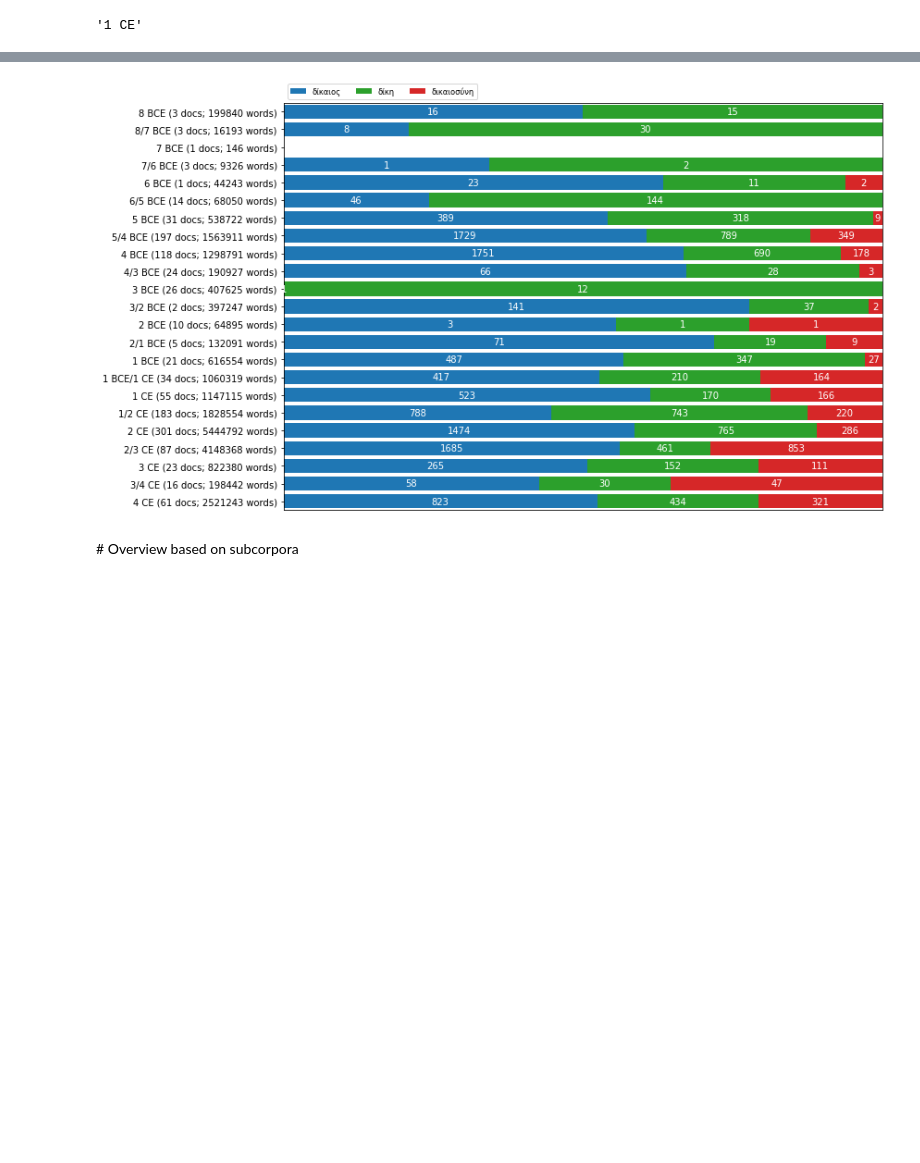
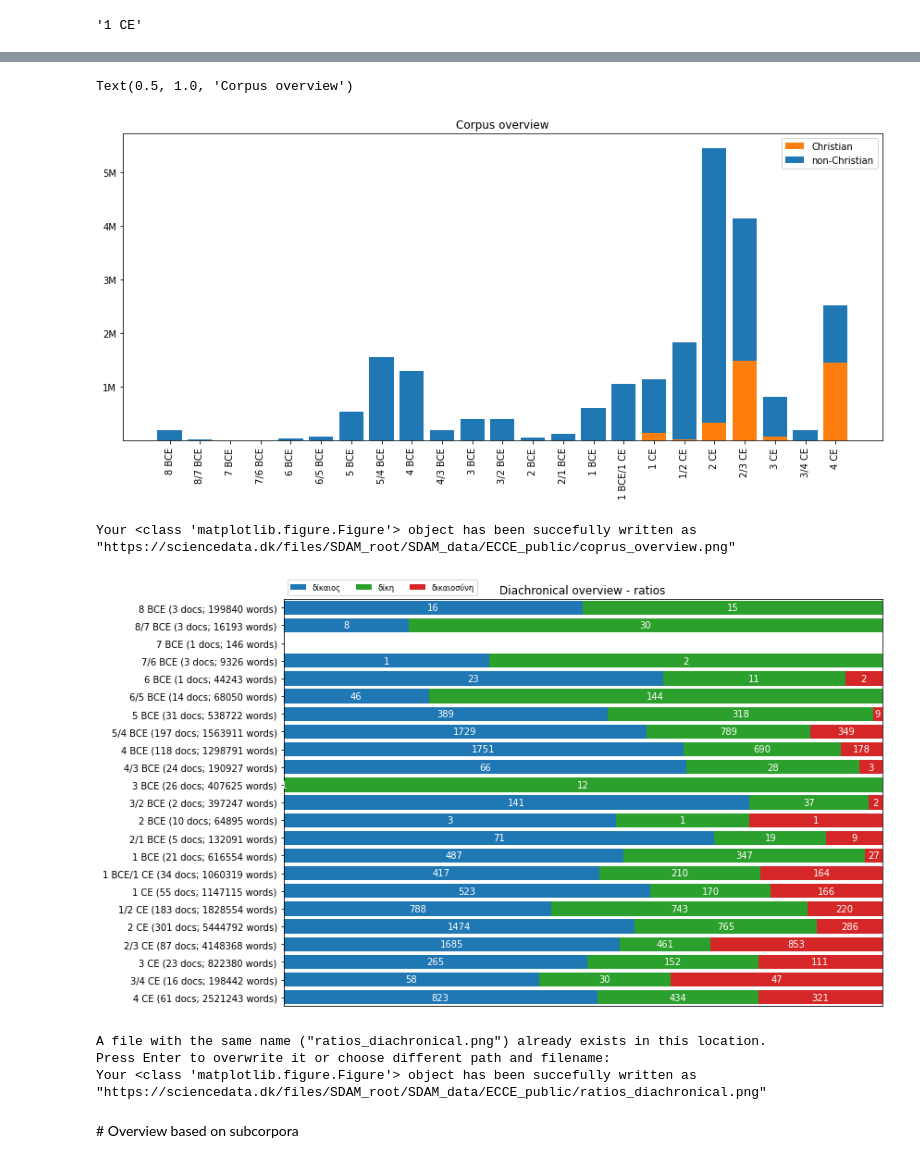
Before and after one commit to kasev/ECCE, a Jupyter notebook: scripts/DATA_OVERVIEW.ipynb, the cells around one changed output, grey strips where cells are left out. Saved outputs shown, nothing was run; the diff lists cells and outputs as text; code cells hidden in the pictures; blank space fills up the shorter version.

```diff
--- a/scripts/DATA_OVERVIEW.ipynb
+++ b/scripts/DATA_OVERVIEW.ipynb
@@ -206 +224,20 @@ subselections_df
+# %%
+fig, ax = plt.subplots(figsize=(12, 6), tight_layout=True)
+#subselections_df = subselections_df.iloc[::-1]
+ax.bar(subselections_df["date_string"], subselections_df["wordcount_christian"], color="tab:orange", label="Christian")
+ax.bar(subselections_df["date_string"], subselections_df["wordcount_pagan"], bottom=subselections_df["wordcount_christian"], label="non-Christian", color="tab:blue")
+
+
+ax.set_yticks(range(1000000,6000000, 1000000))
+ax.set_yticklabels(str(n) + "M" for n in range(1,6))
+ax.set_xticklabels(subselections_df["date_string"], rotation=90)
+ax.legend()
+plt.title("Corpus overview")
+# %% [output]
+Text(0.5, 1.0, 'Corpus overview')
+[figure, added]
+# %%
+sddk.write_file("SDAM_data/ECCE_public/corpus_overview.png", fig, conf)
+# %% [output]
+Your <class 'matplotlib.figure.Figure'> object has been succefully written as "https://sciencedata.dk/files/SDAM_root/SDAM_data/ECCE_public/coprus_overview.png"
 # %%
@@ -249,8 +287,14 @@ def plot_ratios(corpus_df, label_col):
   return fig
 # %%
-fig = plot_ratios(subselections_df, "date_string")
+fig = plot_ratios(subselections_df, "date_string", "Diachronical overview - ratios")
 # %% [output]
-[figure, old version]
+[figure, new version]
+# %%
+sddk.write_file("SDAM_data/ECCE_public/ratios_diachronical.png", fig, conf)
+# %% [output]
+A file with the same name ("ratios_diachronical.png") already exists in this location.
+Press Enter to overwrite it or choose different path and filename:
+Your <class 'matplotlib.figure.Figure'> object has been succefully written as "https://sciencedata.dk/files/SDAM_root/SDAM_data/ECCE_public/ratios_diachronical.png"
 # %% [markdown]
 # Overview based on subcorpora
 # %%
```
Also changed, not shown: parts of 11 cells of this notebook.
